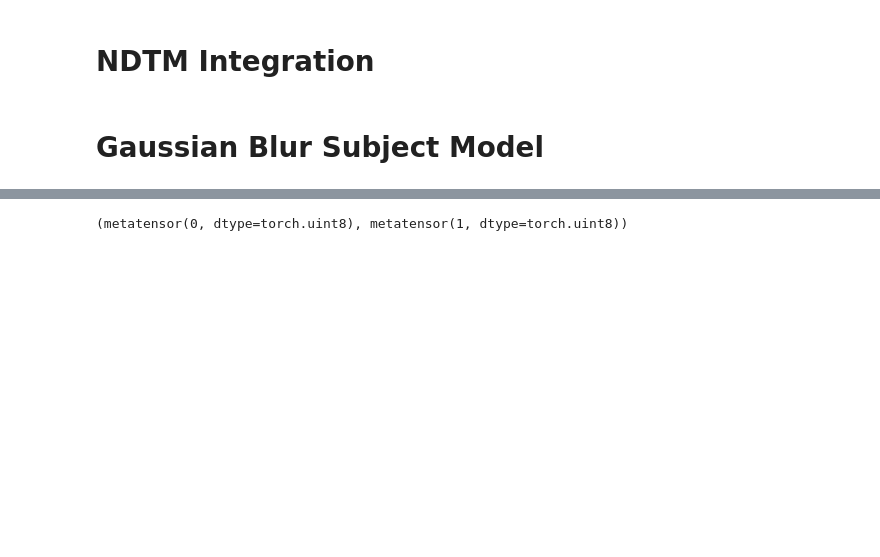
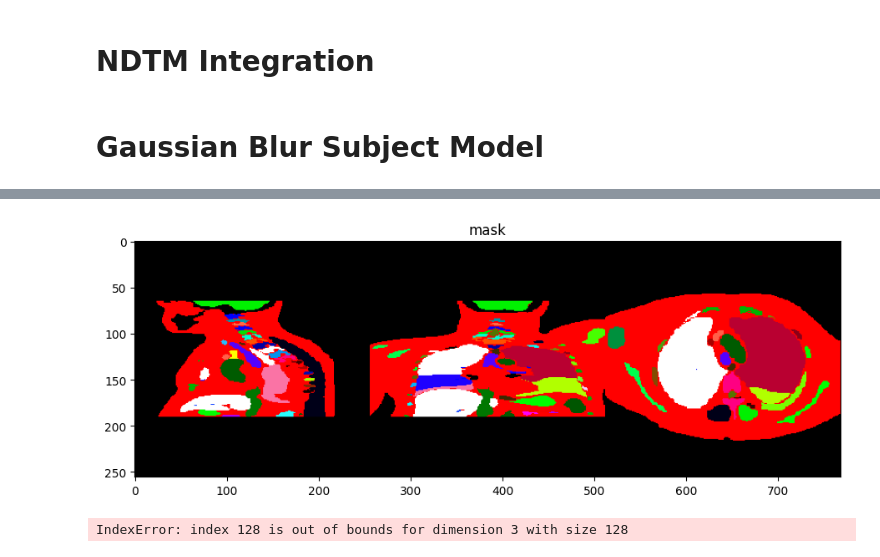
Before and after one commit to jovako/FFF_fiberlearning, a Jupyter notebook: notebooks/monai_models/MAISI_NDTM.ipynb, the cells around one changed output, grey strips where cells are left out. Cells and saved outputs as stored; diff of their text form; code cells hidden in the pictures; blank space fills up the shorter version.

Commit message:
updated monai models

```diff
--- a/notebooks/monai_models/MAISI_NDTM.ipynb
+++ b/notebooks/monai_models/MAISI_NDTM.ipynb
@@ -1020,6 +1312,6 @@ NDTM_config = NDTMConfig(N=0,
 # %%
 ndtm = NDTM(
     generative_model=model,
-    subject_model=subject_model,
+    subject_model=subject_model.to(device),
     hparams=NDTM_config
 )
@@ -1026,11 +1332,11 @@ ndtm = NDTM(
 # %%
-img, _, _ = ndtm.sample(image_volume_original.to(device).half(),
-                        image_volume_blurred.to(device).half(),
-                        num_timesteps=30,
-                        y_0 = image_volume_blurred.to(device).half(),
-                        combine_label_tensor=combine_label_or.to(device).half(),
+img, _, _ = ndtm.sample(image_volume_original.to(device).float(),
+                        image_volume_blurred.to(device).float(),
+                        num_timesteps=100,
+                        y_0 = image_volume_blurred.to(device).float(),
+                        combine_label_tensor=combine_label_or.to(device).float(),
                         top_region_index_tensor=top_region_index_tensor,
                         bottom_region_index_tensor=bottom_region_index_tensor,
                         modality_tensor=args.modality * torch.ones((1,), dtype=torch.long).to(device),
-                        spacing_tensor=spacing_tensor.to(device).half(),
+                        spacing_tensor=spacing_tensor.to(device).float(),
                        )
@@ -1075,8 +1343,62 @@ torch.min(combine_label_or), torch.max(combine_label_or)
-# %%
-mask_volume = orientation(loader("./output/sample_20250815_145833_439193_label.nii.gz")).to(torch.uint8)
-torch.min(mask_volume), torch.max(mask_volume)
-# %% [output]
-(metatensor(0, dtype=torch.uint8), metatensor(1, dtype=torch.uint8))
+# %%
+synthetic_labels = model.get_label_tensor(combine_label_tensor=combine_label_or.to(device).float()).clone()#
+#synthetic_labels = binarize_labels(synthetic_labels.as_tensor().long())
+# synthetic_labels = filter_mask_with_organs(synthetic_labels, ldm_sampler.anatomy_list)
+target_class_index = 1
+# synthetic_labels[synthetic_labels != target_class_index] = 0
+center_loc_axis = find_label_center_loc(torch.flip(filter_mask_with_organs(synthetic_labels, ldm_sampler.anatomy_list).squeeze(0)[0, ...] == target_class_index, [-3, -2, -1]))
+colorize = torch.clip(torch.cat([torch.zeros(3, 1, 1, 1), torch.randn(3, 200, 1, 1)], 1), 0, 1)
+colorize[:,1,0,0] = torch.ones(3)
+synthetic_labels = synthetic_labels.squeeze(0)
+vis_mask = get_xyz_plot(
+    synthetic_labels.cpu(), center_loc_axis, mask_bool=True, n_label=201, colorize=colorize, target_class_index=target_class_index
+)
+show_image(vis_mask, title="mask")
+
+
+
+
+image_volume = torch.clip(img, -1000, 300)
+image_volume = image_volume - torch.min(image_volume)
+image_volume = image_volume / torch.max(image_volume)
+
+vis_image = get_xyz_plot(image_volume, center_loc_axis, mask_bool=False)
+show_image(vis_image, title="sample")
+
+with torch.no_grad():
+    image_volume = torch.clip(subject_model(img.to(device)).cpu(), -1000, 300)
+image_volume = image_volume - torch.min(image_volume)
+image_volume = image_volume / torch.max(image_volume)
+
+vis_image = get_xyz_plot(image_volume, center_loc_axis, mask_bool=False)
+show_image(vis_image, title="blurred sample")
+# create a random color map for mask visualization
+# find center voxel location for 2D slice visualization
+# center_loc_axis = find_label_center_loc(torch.flip(mask_volume[0, ...] == target_class_index, [-3, -2, -1]))
+
+# visualization
+vis_mask = get_xyz_plot(
+    mask_volume, center_loc_axis, mask_bool=True, n_label=201, colorize=colorize, target_class_index=target_class_index
+)
+show_image(vis_mask, title="mask")
+
+image_volume = torch.clip(image_volume_original, -1000, 300)
+image_volume = image_volume - torch.min(image_volume)
+image_volume = image_volume / torch.max(image_volume)
+
+vis_image = get_xyz_plot(image_volume, center_loc_axis, mask_bool=False)
+show_image(vis_image, title="image")
+
+print(image_volume_blurred.min(), image_volume_blurred.max())
+image_volume = torch.clip(image_volume_blurred, -1000, 300)
+image_volume = image_volume - torch.min(image_volume)
+image_volume = image_volume / torch.max(image_volume)
+
+vis_image = get_xyz_plot(image_volume, center_loc_axis, mask_bool=False)
+show_image(vis_image, title="blurred")
+# %% [output]
+[figure, new version]
+IndexError: index 128 is out of bounds for dimension 3 with size 128
 # %%
 output_filenames = ldm_sampler.sample_multiple_images(args.num_output_samples)
 # %% [output]
```
Also changed, not shown: parts of 21 cells of this notebook, 10 other files.
